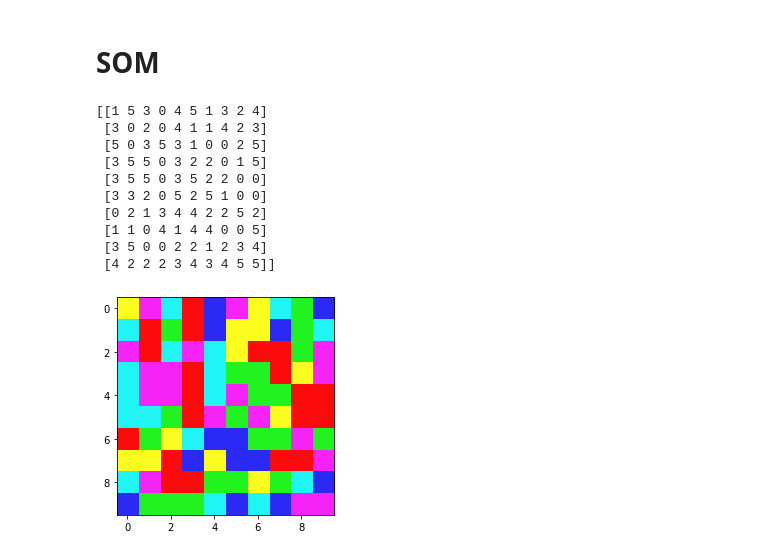
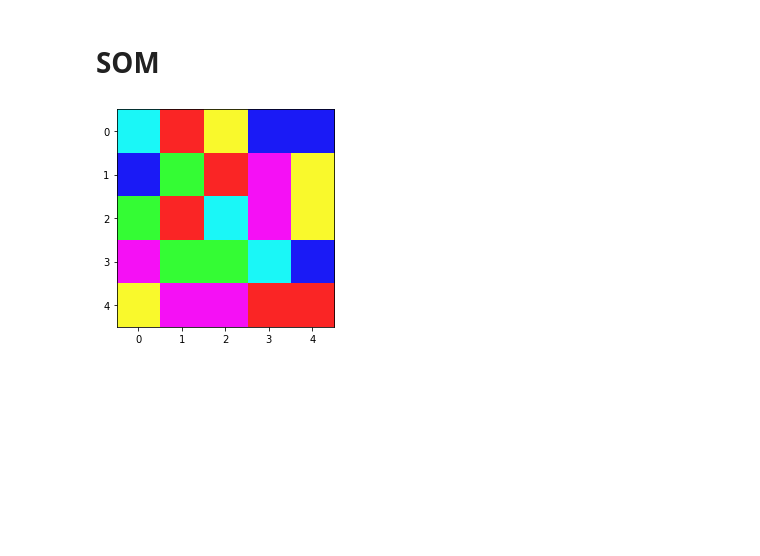
Before and after one commit to AUT-Student/NN-HW3, a Jupyter notebook: NN_HW3.ipynb, the cells around one changed output. Saved outputs shown, nothing was run; the diff lists cells and outputs as text; code cells hidden in the pictures; blank space fills up the shorter version.

```diff
--- a/NN_HW3.ipynb
+++ b/NN_HW3.ipynb
@@ -339,6 +339,13 @@ class SOM():
     plt.imshow(map_color)
     plt.show()
 
+  def plot_weight_changes(self):
+    plt.xlabel("Epoch")
+    plt.ylabel("Weight Change")
+    plt.title("Weight Changing Over Epochs")
+    plt.plot(som.weight_changes_list, color="purple")
+    plt.show()
+
   @staticmethod
   def distance(array1, array2):
     return np.linalg.norm(array1 - array2)
@@ -353,19 +360,9 @@ class SOM():
           colors.append(colorsys.hls_to_rgb(hue, lightness, saturation))
       return colors
 # %%
-som = SOM(number_epochs=5, map_size=(10,10), number_features=len(X_train.columns),
-               initial_learning_rate=0.00001, initial_radius=5,
+som = SOM(number_epochs=50, map_size=(5,5), number_features=len(X_train.columns),
+               initial_learning_rate=0.0001, initial_radius=5,
                radius_decay=0.95, X_train=X_train.to_numpy())
 # %% [output]
-[[1 5 3 0 4 5 1 3 2 4]
- [3 0 2 0 4 1 1 4 2 3]
- [5 0 3 5 3 1 0 0 2 5]
- [3 5 5 0 3 2 2 0 1 5]
- [3 5 5 0 3 5 2 2 0 0]
- [3 3 2 0 5 2 5 1 0 0]
- [0 2 1 3 4 4 2 2 5 2]
- [1 1 0 4 1 4 4 0 0 5]
- [3 5 0 0 2 2 1 2 3 4]
- [4 2 2 2 3 4 3 4 5 5]]
-[figure, old version]
+[figure, new version]
 # %%
```
Also changed, not shown: parts of 11 cells of this notebook.
